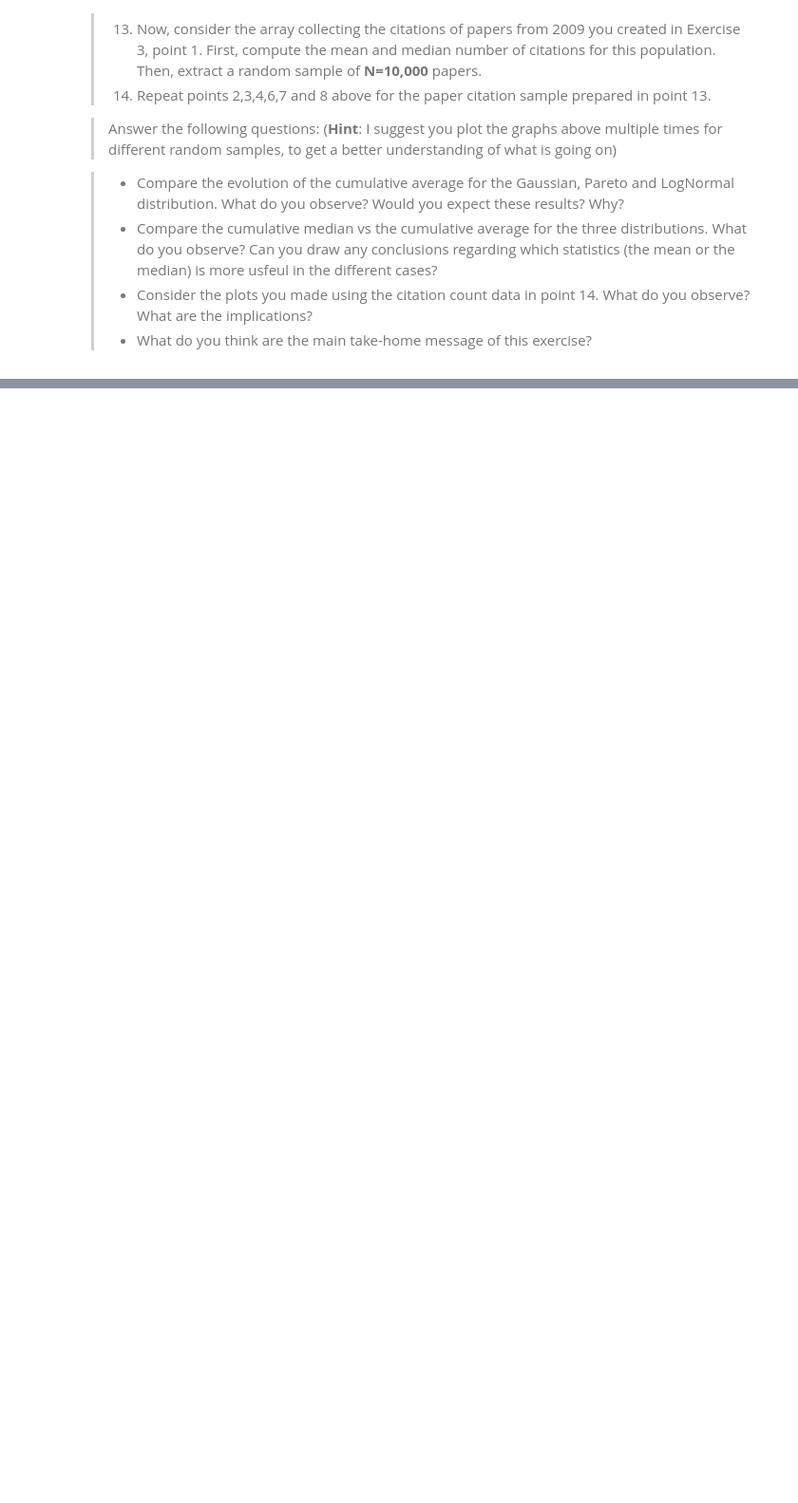
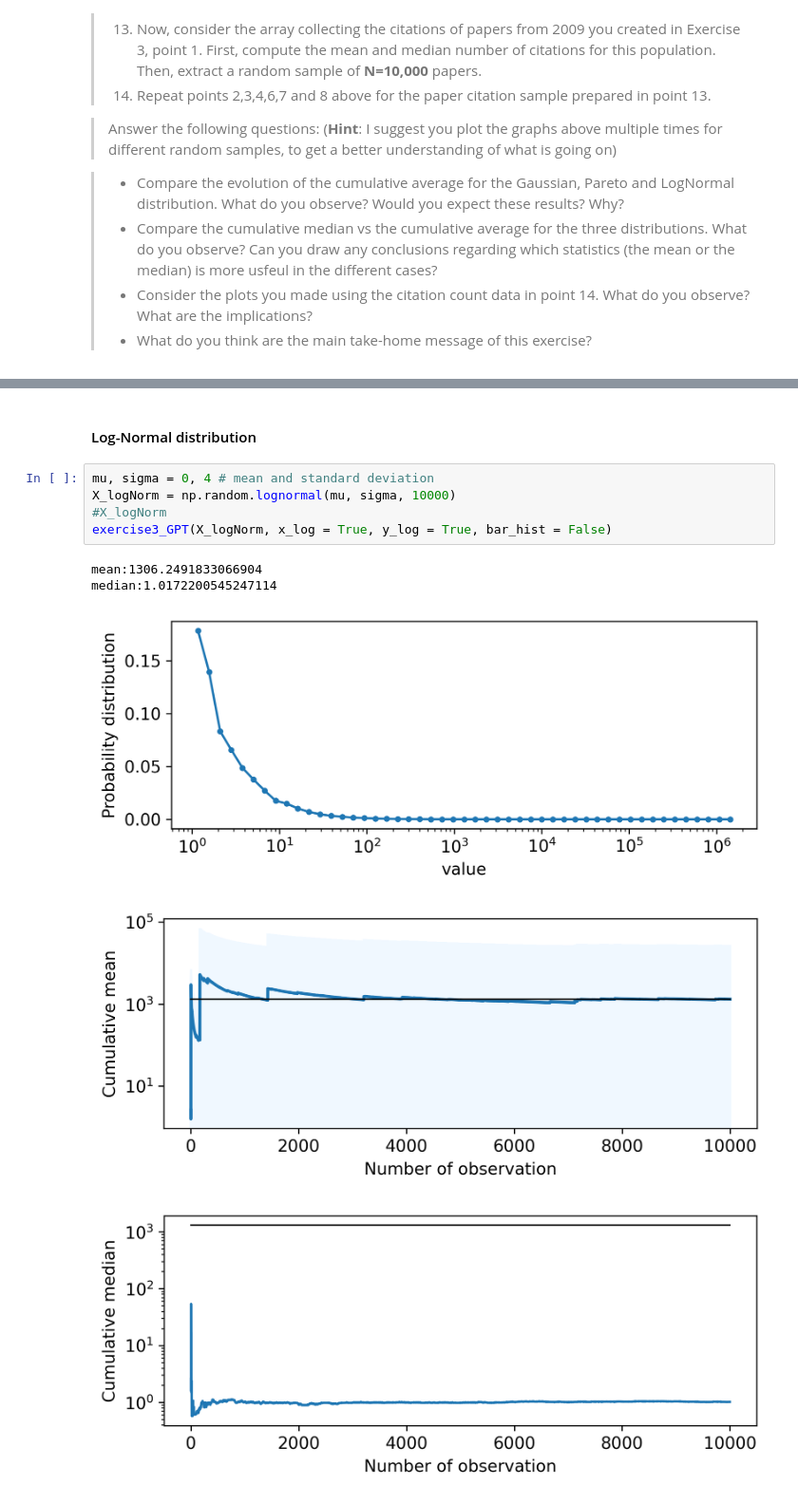
Before and after one commit to Morell1123/Assignment1_SocialInformatics, a Jupyter notebook: Assignment1.ipynb, the cells around one changed output, grey strips where cells are left out. Shown at 95% size. Cells and saved outputs as stored; diff of their text form; blank space fills up the shorter version.

```diff
--- a/Assignment1.ipynb
+++ b/Assignment1.ipynb
@@ -560,0 +702,13 @@ The condition that $ \mathbb E | X_i | $ is finite holds in most cases but can f
+# %% [markdown]
+#### Log-Normal distribution
+# %%
+mu, sigma = 0, 4 # mean and standard deviation
+X_logNorm = np.random.lognormal(mu, sigma, 10000)
+#X_logNorm
+exercise3_GPT(X_logNorm, x_log = True, y_log = True, bar_hist = False)
+# %% [output]
+mean:1306.2491833066904
+median:1.0172200545247114
+[figure, added]
+[figure, added]
+[figure, added]
```
Also changed, not shown: parts of 33 cells of this notebook.
